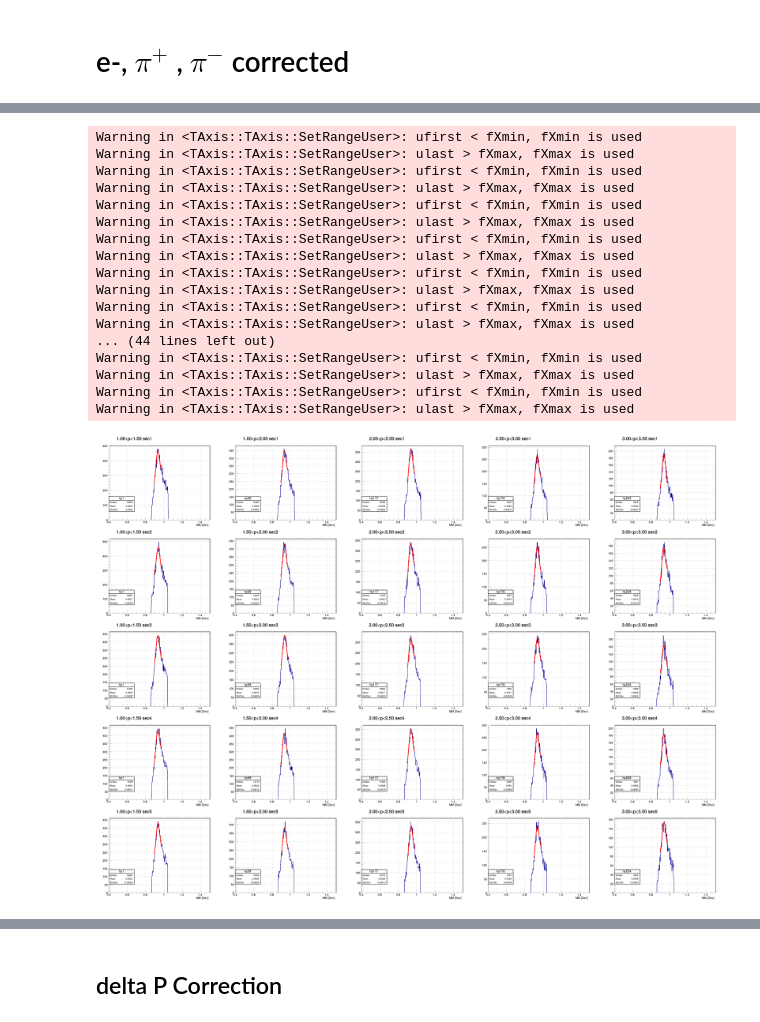
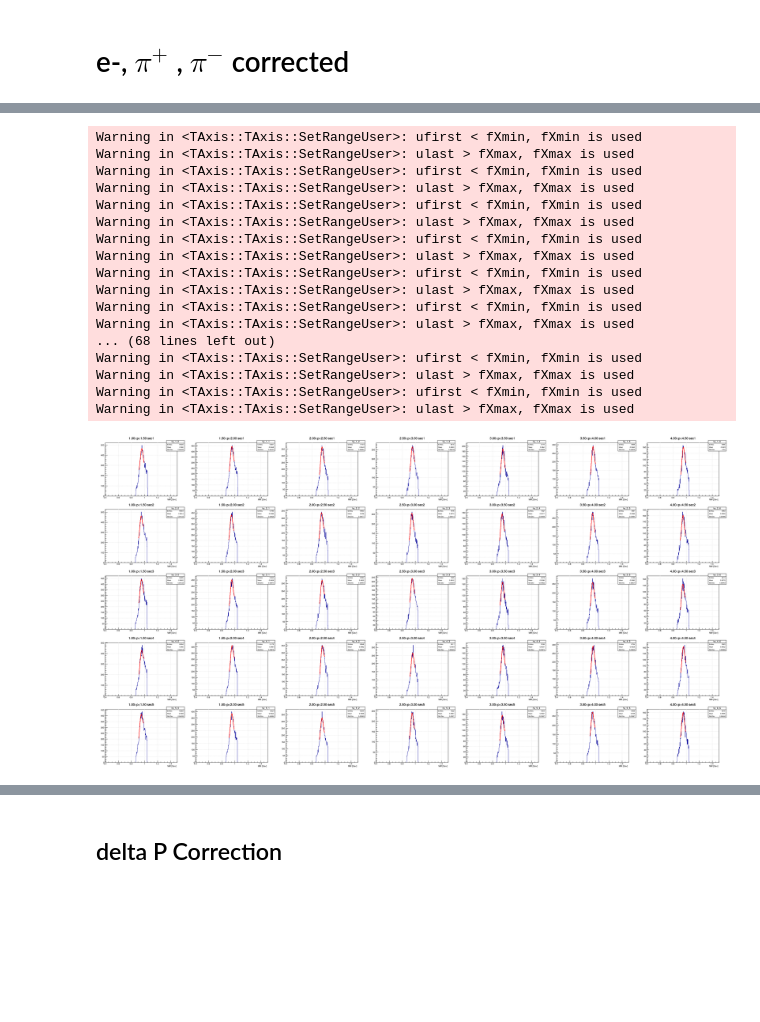
Before and after one commit to manavbilakhia/Mom_Corr_epPipPim, a Jupyter notebook: Pass2/InbMomentumCorr.ipynb, the cells around one changed output, grey strips where cells are left out. Drawn from its saved outputs; the diff is of its cells as text; code cells hidden in the pictures; blank space fills up the shorter version.

```diff
--- a/Pass2/InbMomentumCorr.ipynb
+++ b/Pass2/InbMomentumCorr.ipynb
@@ -637,22 +637,22 @@ def fit1d(h1,num):
     print("Hi")
 
 d1 = rdf.Filter("pimsec == 1")
-MM.append(d1.Histo1D(("hmrho","Missing Mass Sec1; MM",200,0,2), "MM"))
+MM.append(d1.Histo1D(("hmpro","Missing Mass Sec1; MM",200,0,2), "MM"))
 
 d2 = rdf.Filter("pimsec == 2")
-MM.append(d2.Histo1D(("hmrho","Missing Mass Sec2; MM",200,0,2), "MM"))
+MM.append(d2.Histo1D(("hmpro","Missing Mass Sec2; MM",200,0,2), "MM"))
 
 d3 = rdf.Filter("pimsec == 3")
-MM.append(d3.Histo1D(("hmrho","Missing Mass Sec3; MM",200,0,2), "MM"))
+MM.append(d3.Histo1D(("hmpro","Missing Mass Sec3; MM",200,0,2), "MM"))
 
 d4 = rdf.Filter("pimsec == 4")
-MM.append(d4.Histo1D(("hmrho","Missing Mass Sec4; MM",200,0,2), "MM"))
+MM.append(d4.Histo1D(("hmpro","Missing Mass Sec4; MM",200,0,2), "MM"))
 
 d5 = rdf.Filter("pimsec == 5")
-MM.append(d5.Histo1D(("hmrho","Missing Mass Sec5; MM",200,0,2), "MM"))
+MM.append(d5.Histo1D(("hmpro","Missing Mass Sec5; MM",200,0,2), "MM"))
 
 d6 = rdf.Filter("pimsec == 6")
-MM.append(d6.Histo1D(("hmrho","Missing Mass Sec6; MM",200,0,2), "MM"))
+MM.append(d6.Histo1D(("hmpro","Missing Mass Sec6; MM",200,0,2), "MM"))
 
 count = 1
 for i in MM:
@@ -3329,57 +3158,56 @@ Info in <ROOT::Math::ParameterSettings>: lower/upper bounds outside current para
 Info in <ROOT::Math::ParameterSettings>: lower/upper bounds outside current parameter value. The value will be set to (low+up)/2
 Info in <ROOT::Math::ParameterSettings>: lower/upper bounds outside current parameter value. The value will be set to (low+up)/2
 # %%
-c2 = ROOT.TCanvas("c2","c2",2000,1500)
-c2.Divide(5,5,0.0001,0.0001)
+c2 = ROOT.TCanvas("c2", "c2", 2800, 1500)  # Adjusted canvas size for 7 plots per row
+c2.Divide(7, 5, 0.0001, 0.0001)
 c2.Draw()
 
-
-for i in range(5):
-    c2.cd(i+1)
-    hMM[0][0].hys[i].GetXaxis().SetRangeUser(0,2)
+# Loop to draw the histograms in a 7-column format
+for i in range(7):
+    c2.cd(i + 1)
+    hMM[0][0].hys[i].GetXaxis().SetRangeUser(0, 2)
     hMM[0][0].hys[i].Draw()
-for i in range(5):
-    c2.cd(i+6)
-    hMM[0][1].hys[i].GetXaxis().SetRangeUser(0,2)
+for i in range(7):
+    c2.cd(i + 8)
+    hMM[0][1].hys[i].GetXaxis().SetRangeUser(0, 2)
     hMM[0][1].hys[i].Draw()
-for i in range(5):
-    c2.cd(i+11)
-    hMM[0][2].hys[i].GetXaxis().SetRangeUser(0,2)
+for i in range(7):
+    c2.cd(i + 15)
+    hMM[0][2].hys[i].GetXaxis().SetRangeUser(0, 2)
     hMM[0][2].hys[i].Draw()
-for i in range(5):
-    c2.cd(i+16)
-    hMM[0][3].hys[i].GetXaxis().SetRangeUser(0,2)
+for i in range(7):
+    c2.cd(i + 22)
+    hMM[0][3].hys[i].GetXaxis().SetRangeUser(0, 2)
     hMM[0][3].hys[i].Draw()
-for i in range(5):
-    c2.cd(i+21)
-    hMM[0][4].hys[i].GetXaxis().SetRangeUser(0,2)
+for i in range(7):
+    c2.cd(i + 29)
+    hMM[0][4].hys[i].GetXaxis().SetRangeUser(0, 2)
     hMM[0][4].hys[i].Draw()
-for i in range(5):
-    c2.cd(i+26)
-    hMM[0][5].hys[i].GetXaxis().SetRangeUser(0,2)
+for i in range(7):
+    c2.cd(i + 36)
+    hMM[0][5].hys[i].GetXaxis().SetRangeUser(0, 2)
     hMM[0][5].hys[i].Draw()
-
 
 #c2.Print("pics/dp1d_1.png")
 
 #all corrected blue data red fit
 # %% [output]
 Warning in <TAxis::TAxis::SetRangeUser>: ufirst < fXmin, fXmin is used
 Warning in <TAxis::TAxis::SetRangeUser>: ulast > fXmax, fXmax is used
 Warning in <TAxis::TAxis::SetRangeUser>: ufirst < fXmin, fXmin is used
 Warning in <TAxis::TAxis::SetRangeUser>: ulast > fXmax, fXmax is used
 Warning in <TAxis::TAxis::SetRangeUser>: ufirst < fXmin, fXmin is used
 Warning in <TAxis::TAxis::SetRangeUser>: ulast > fXmax, fXmax is used
 Warning in <TAxis::TAxis::SetRangeUser>: ufirst < fXmin, fXmin is used
 Warning in <TAxis::TAxis::SetRangeUser>: ulast > fXmax, fXmax is used
 Warning in <TAxis::TAxis::SetRangeUser>: ufirst < fXmin, fXmin is used
 Warning in <TAxis::TAxis::SetRangeUser>: ulast > fXmax, fXmax is used
 Warning in <TAxis::TAxis::SetRangeUser>: ufirst < fXmin, fXmin is used
 Warning in <TAxis::TAxis::SetRangeUser>: ulast > fXmax, fXmax is used
-... (44 lines left out)
+... (68 lines left out)
 Warning in <TAxis::TAxis::SetRangeUser>: ufirst < fXmin, fXmin is used
 Warning in <TAxis::TAxis::SetRangeUser>: ulast > fXmax, fXmax is used
 Warning in <TAxis::TAxis::SetRangeUser>: ufirst < fXmin, fXmin is used
 Warning in <TAxis::TAxis::SetRangeUser>: ulast > fXmax, fXmax is used
-[figure, old version]
+[figure, new version]
 # %%
```
Also changed, not shown: parts of 34 cells of this notebook, 2 other files.
